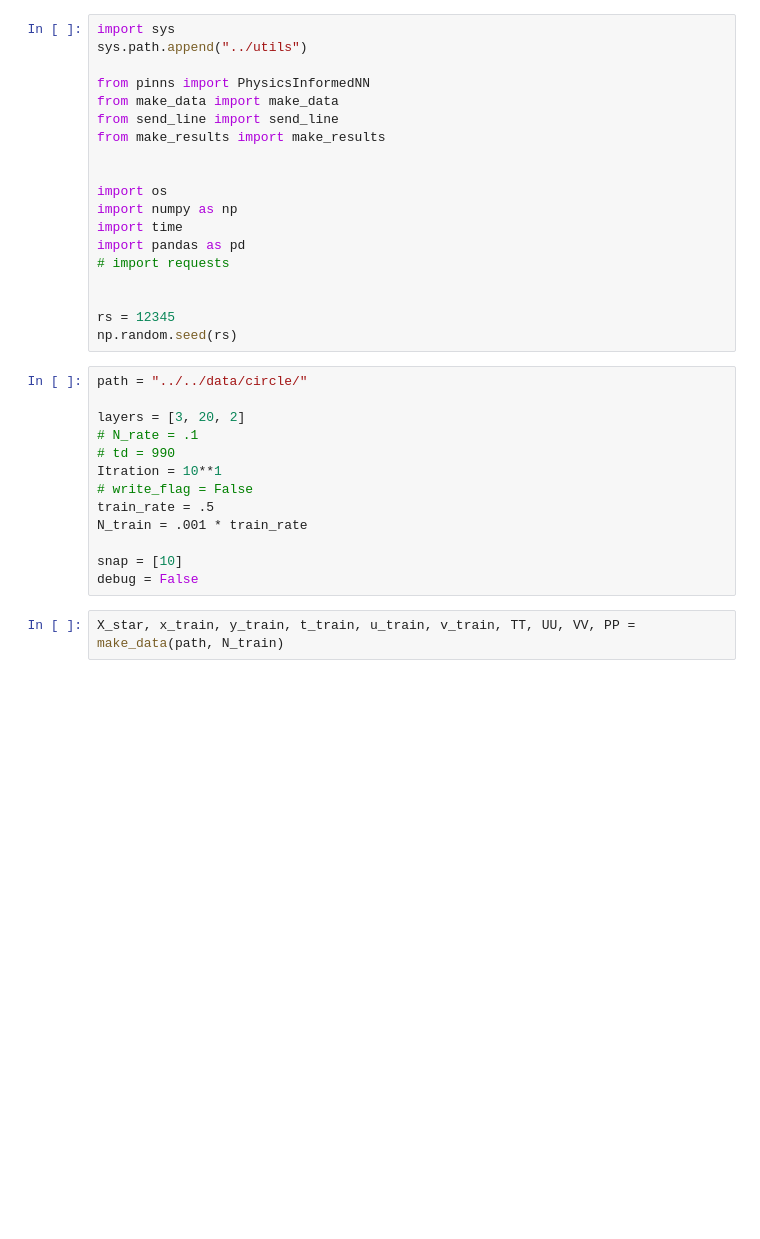
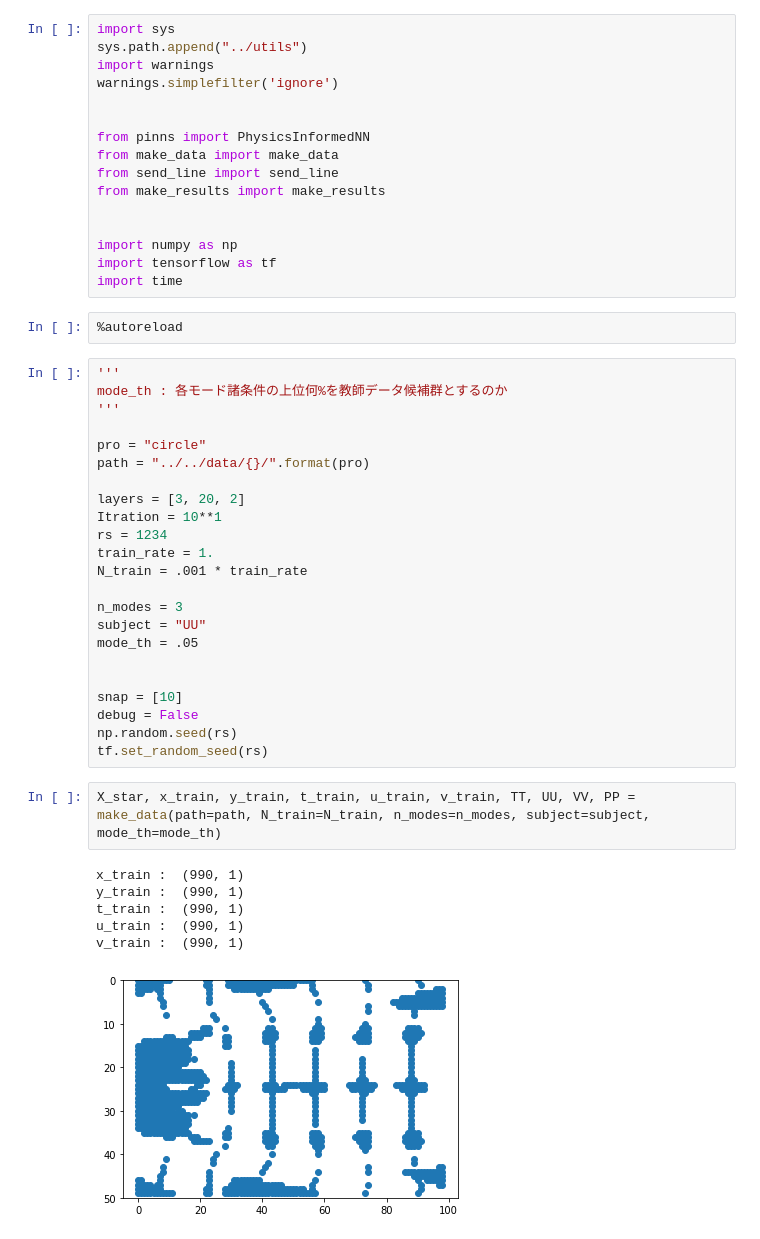
Before and after one commit to Shiba-You/PINNs_POD, a Jupyter notebook: src/pod/99. test.ipynb, the cells around one changed output. Cells and saved outputs as stored; diff of their text form; blank space fills up the shorter version.

Commit message:
add make_modes

```diff
--- a/src/pod/99. test.ipynb
+++ b/src/pod/99. test.ipynb
@@ -1,6 +3,9 @@
 # %%
 import sys
 sys.path.append("../utils")
+import warnings
+warnings.simplefilter('ignore')
+
 
 from pinns import PhysicsInformedNN
 from make_data import make_data
@@ -8,30 +13,43 @@ from send_line import send_line
 from make_results import make_results
 
 
-import os
 import numpy as np
+import tensorflow as tf
 import time
-import pandas as pd
-# import requests
-
-
-rs = 12345
-np.random.seed(rs)
+# %%
+%autoreload
 # %%
-path = "../../data/circle/"
+'''
+mode_th : 各モード諸条件の上位何%を教師データ候補群とするのか
+'''
+
+pro = "circle"
+path = "../../data/{}/".format(pro)
 
 layers = [3, 20, 2]
-# N_rate = .1
-# td = 990
 Itration = 10**1
-# write_flag = False
-train_rate = .5
+rs = 1234
+train_rate = 1.
 N_train = .001 * train_rate
+
+n_modes = 3
+subject = "UU"
+mode_th = .05
+
 
 snap = [10]
 debug = False
+np.random.seed(rs)
+tf.set_random_seed(rs)
 # %%
-X_star, x_train, y_train, t_train, u_train, v_train, TT, UU, VV, PP = make_data(path, N_train)
+X_star, x_train, y_train, t_train, u_train, v_train, TT, UU, VV, PP = make_data(path=path, N_train=N_train, n_modes=n_modes, subject=subject, mode_th=mode_th)
+# %% [output]
+x_train :  (990, 1)
+y_train :  (990, 1)
+t_train :  (990, 1)
+u_train :  (990, 1)
+v_train :  (990, 1)
+[figure, added]
 # %%
 t1 = time.time()
 model = PhysicsInformedNN(x_train, y_train, t_train, u_train, v_train, layers, rs, debug)
```
Also changed, not shown: parts of 3 cells of this notebook, 8 other files.
